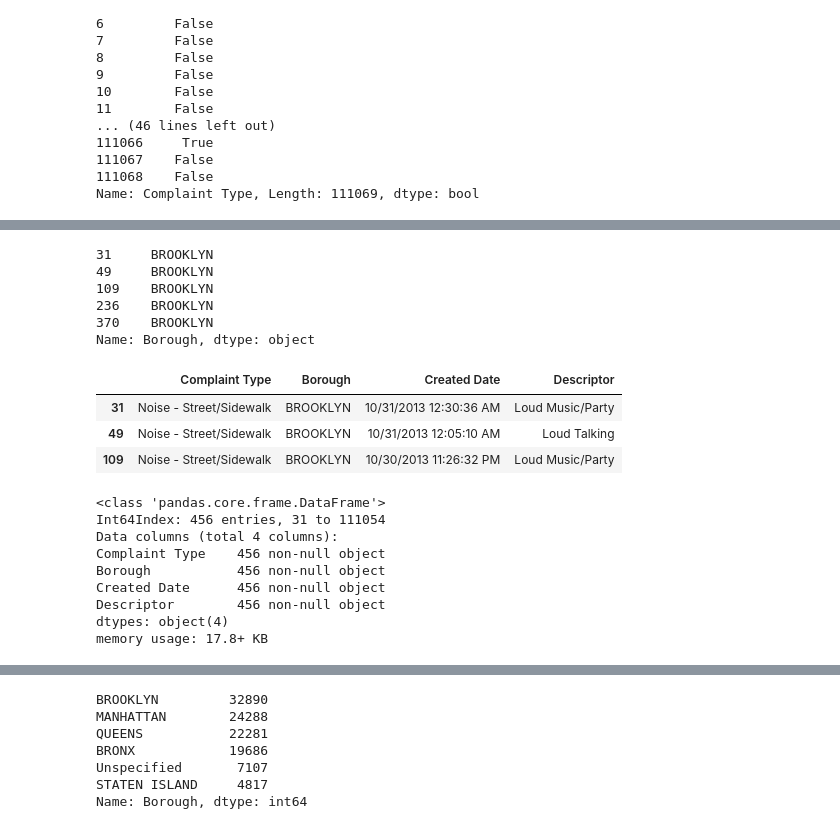
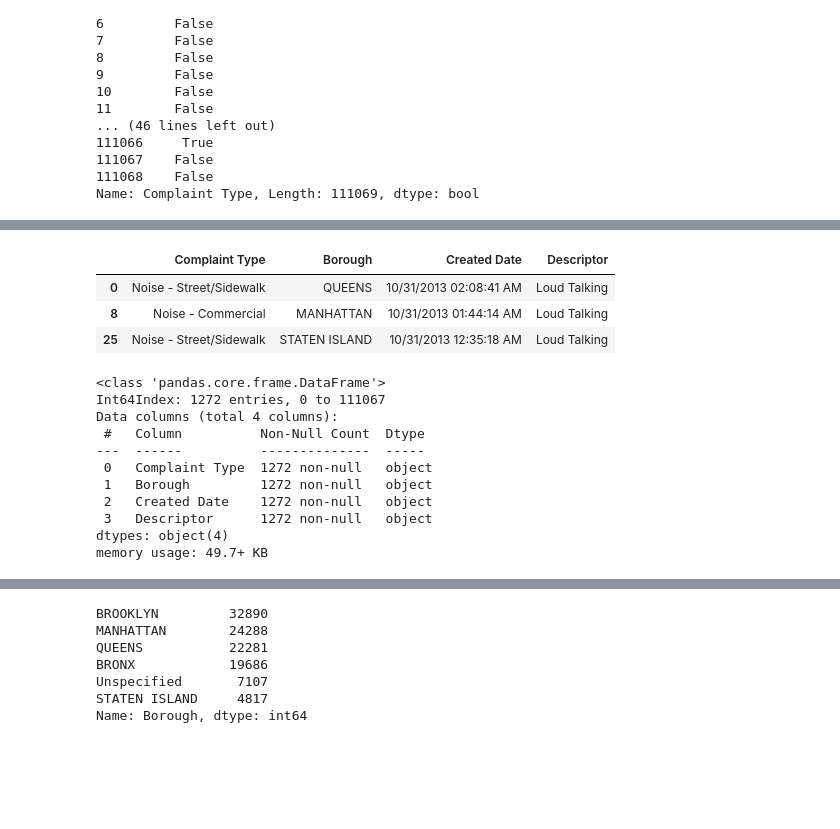
Before and after one commit to ReefAmarin/pandas-cookbook, a Jupyter notebook: Which_borough_has_the_most_noise_complaints_ReefAmarin.ipynb, the cells around one changed output, grey strips where cells are left out. Saved outputs shown, nothing was run; the diff lists cells and outputs as text; code cells hidden in the pictures; blank space fills up the shorter version.

```diff
--- a/Which_borough_has_the_most_noise_complaints_ReefAmarin.ipynb
+++ b/Which_borough_has_the_most_noise_complaints_ReefAmarin.ipynb
@@ -226,3 +240,5 @@ in_brooklyn = complaints['Borough'] == "BROOKLYN"
+# %%
+is_noise = complaints['Descriptor'] == "Loud Talking"
 # %%
 is_noise
 # %% [output]
@@ -275,29 +269,22 @@ Or if we just wanted a few columns:
-# %%
-complaints[is_noise & in_brooklyn]['Borough'].head(5)
-# %% [output]
-31     BROOKLYN
-49     BROOKLYN
-109    BROOKLYN
-236    BROOKLYN
-370    BROOKLYN
-Name: Borough, dtype: object
 # %%
-complaints[is_noise & in_brooklyn][['Complaint Type', 'Borough', 'Created Date', 'Descriptor']][:3]
+complaints[is_noise][['Complaint Type', 'Borough', 'Created Date', 'Descriptor']][:3]
 # %% [output]
 |  | Complaint Type | Borough | Created Date | Descriptor |
-| 31 | Noise - Street/Sidewalk | BROOKLYN | 10/31/2013 12:30:36 AM | Loud Music/Party |
-| 49 | Noise - Street/Sidewalk | BROOKLYN | 10/31/2013 12:05:10 AM | Loud Talking |
-| 109 | Noise - Street/Sidewalk | BROOKLYN | 10/30/2013 11:26:32 PM | Loud Music/Party |
+| 0 | Noise - Street/Sidewalk | QUEENS | 10/31/2013 02:08:41 AM | Loud Talking |
+| 8 | Noise - Commercial | MANHATTAN | 10/31/2013 01:44:14 AM | Loud Talking |
+| 25 | Noise - Street/Sidewalk | STATEN ISLAND | 10/31/2013 12:35:18 AM | Loud Talking |
 # %%
-complaints[is_noise & in_brooklyn][['Complaint Type', 'Borough', 'Created Date', 'Descriptor']].info()
+complaints[is_noise][['Complaint Type', 'Borough', 'Created Date', 'Descriptor']].info()
 # %% [output]
 <class 'pandas.core.frame.DataFrame'>
-Int64Index: 456 entries, 31 to 111054
+Int64Index: 1272 entries, 0 to 111067
 Data columns (total 4 columns):
-Complaint Type    456 non-null object
-Borough           456 non-null object
-Created Date      456 non-null object
-Descriptor        456 non-null object
+ #   Column          Non-Null Count  Dtype
+---  ------          --------------  -----
+ 0   Complaint Type  1272 non-null   object
+ 1   Borough         1272 non-null   object
+ 2   Created Date    1272 non-null   object
+ 3   Descriptor      1272 non-null   object
 dtypes: object(4)
-memory usage: 17.8+ KB
+memory usage: 49.7+ KB
 # %%
```
Also changed, not shown: parts of 50 cells of this notebook.
